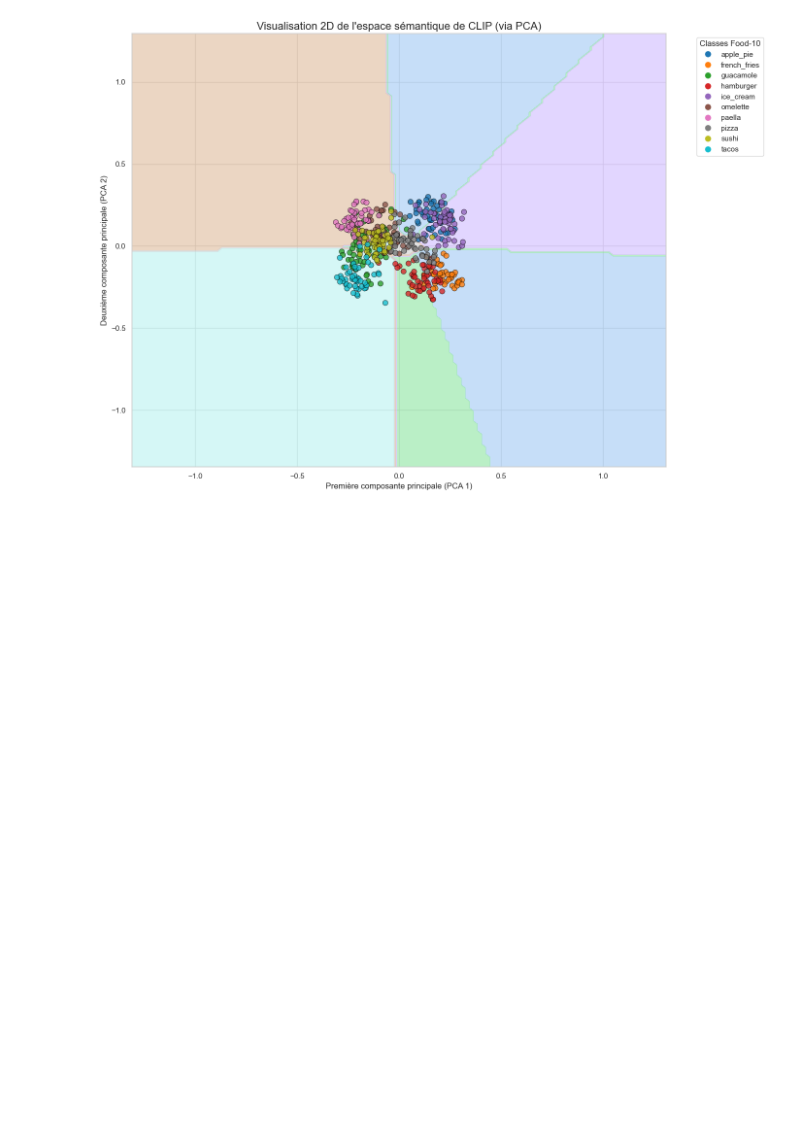
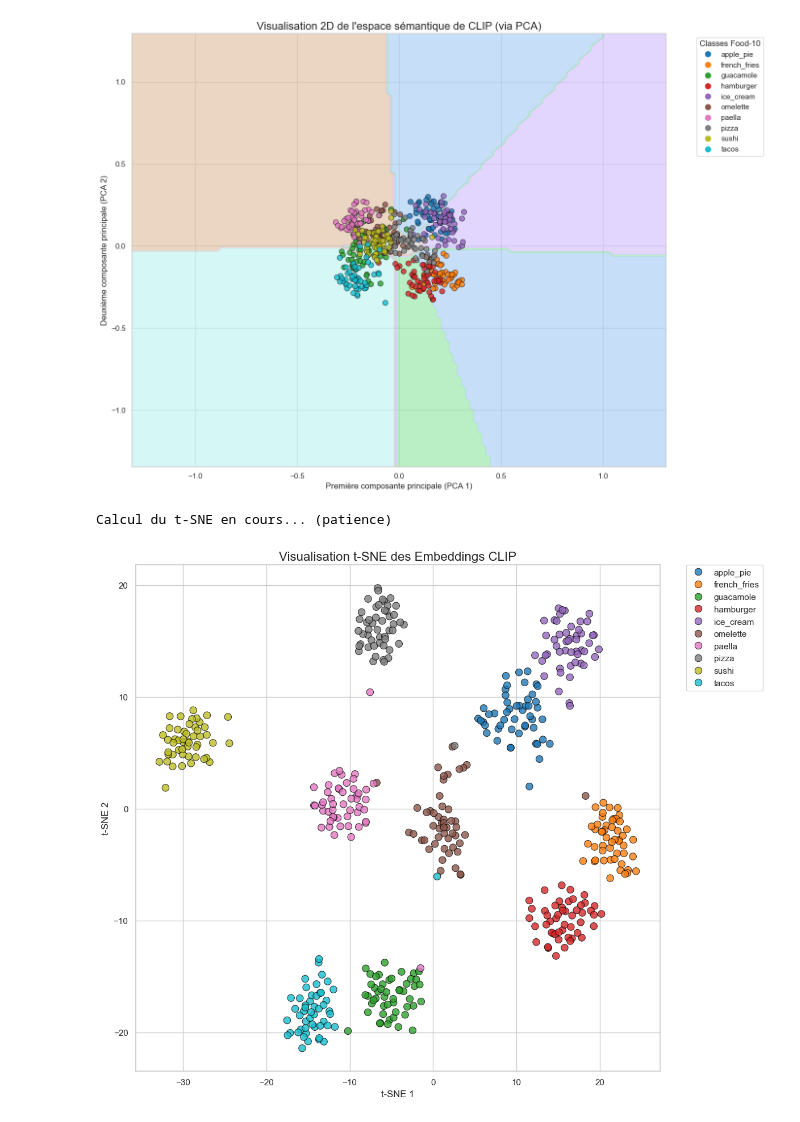
Before and after one commit to farahamorri/SemantiCLIP, a Jupyter notebook: SemantiCLIP.ipynb, the cells around one changed output. Drawn from its saved outputs; the diff is of its cells as text; code cells hidden in the pictures; blank space fills up the shorter version.

```diff
--- a/SemantiCLIP.ipynb
+++ b/SemantiCLIP.ipynb
@@ -440,3 +672,40 @@ plt.tight_layout()
 plt.show()
 # %% [output]
 [figure]
+# %%
+import matplotlib.pyplot as plt
+import seaborn as sns
+from sklearn.manifold import TSNE
+import pandas as pd
+
+# 1. Calcul du t-SNE
+print("Calcul du t-SNE en cours")
+tsne = TSNE(n_components=2, random_state=42, perplexity=30, init='pca', learning_rate='auto')
+X_tsne = tsne.fit_transform(test_features)
+
+# 2. Préparation des données pour Seaborn
+df_tsne = pd.DataFrame(X_tsne, columns=['t-SNE 1', 't-SNE 2'])
+# On convertit les labels numériques en noms de classes
+label_names = [class_names[i] for i in test_labels]
+df_tsne['Class'] = label_names
+
+# 3. Affichage
+plt.figure(figsize=(12, 10))
+sns.scatterplot(
+    data=df_tsne,
+    x='t-SNE 1',
+    y='t-SNE 2',
+    hue='Class',
+    palette='tab10',
+    s=80,             # Taille des points
+    alpha=0.8,        # Transparence
+    edgecolor="black" # Contour des points pour la lisibilité
+)
+
+plt.title('Visualisation t-SNE des Embeddings CLIP', fontsize=16)
+plt.legend(bbox_to_anchor=(1.05, 1), loc=2, borderaxespad=0.) # Légende à l'extérieur
+plt.tight_layout()
+plt.show()
+# %% [output]
+Calcul du t-SNE en cours... (patience)
+[figure, added]
```
Also changed, not shown: parts of 17 cells of this notebook.
